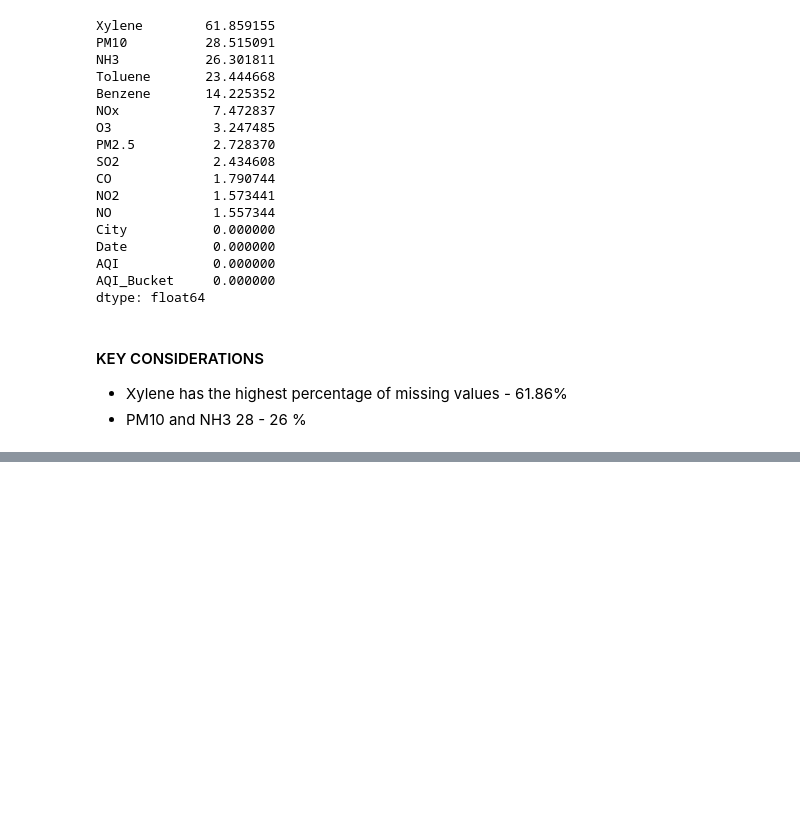
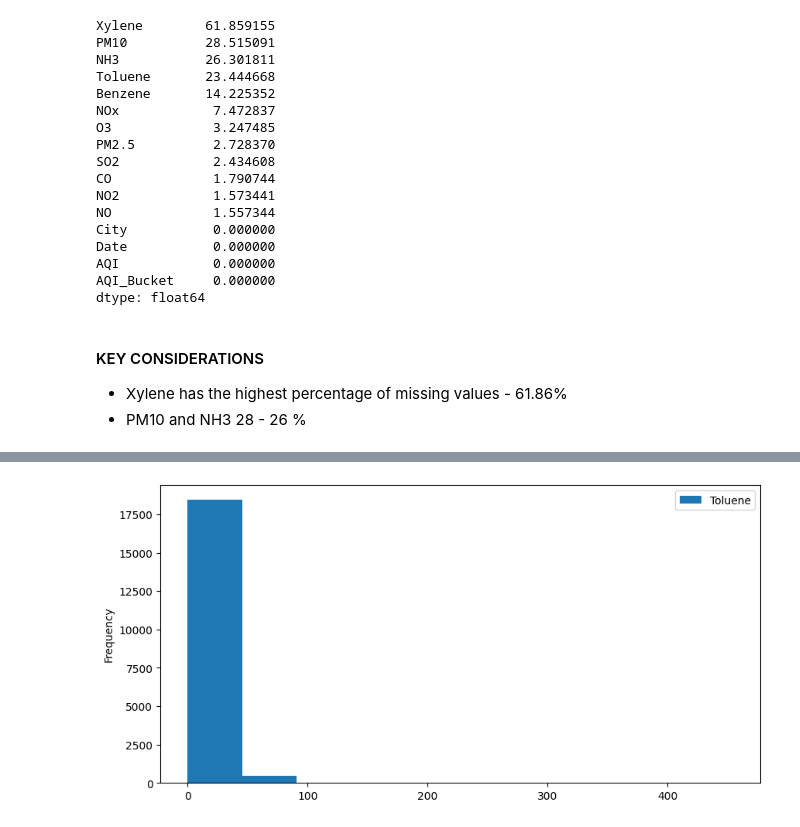
Before and after one commit to Archishman-03/Air-Quality-Prediction-Model-using-py, a Jupyter notebook: AQI Prediction Model.ipynb, the cells around one changed output, grey strips where cells are left out. Cells and saved outputs as stored; diff of their text form; code cells hidden in the pictures; blank space fills up the shorter version.

```diff
--- a/AQI Prediction Model.ipynb
+++ b/AQI Prediction Model.ipynb
@@ -185,0 +208,7 @@ dtype: float64
+# %%
+
+df['Toluene'].plot(kind = 'hist', figsize=(10,5))
+plt.legend()
+plt.show()
+# %% [output]
+[figure, added]
```
Also changed, not shown: parts of 42 cells of this notebook.
